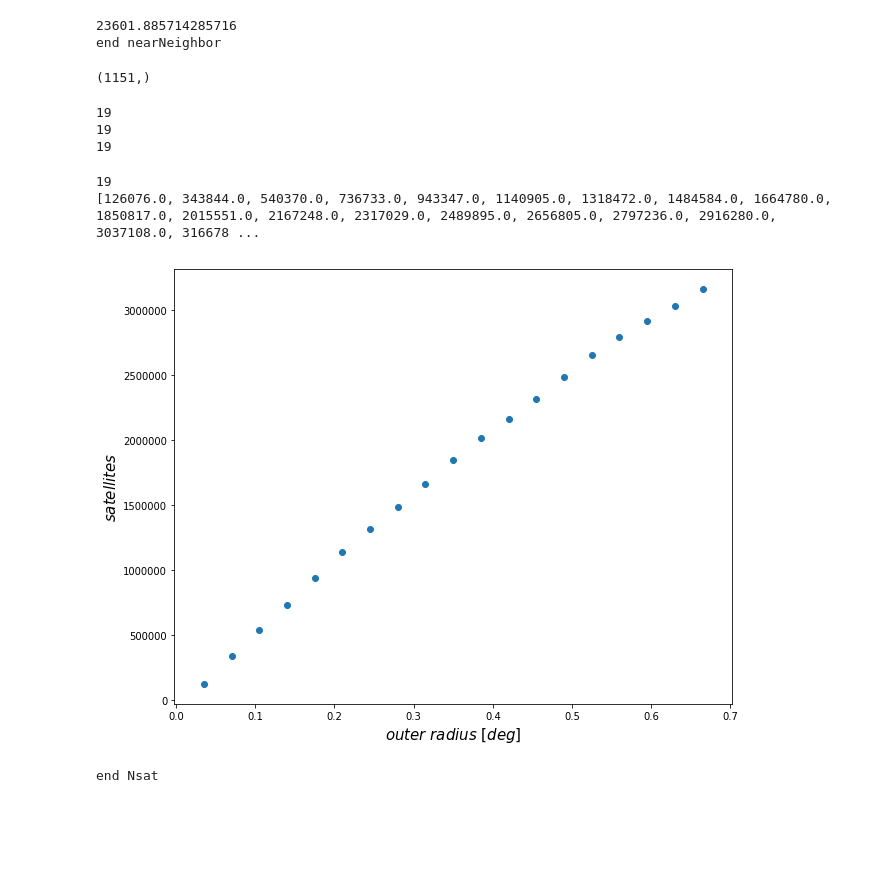
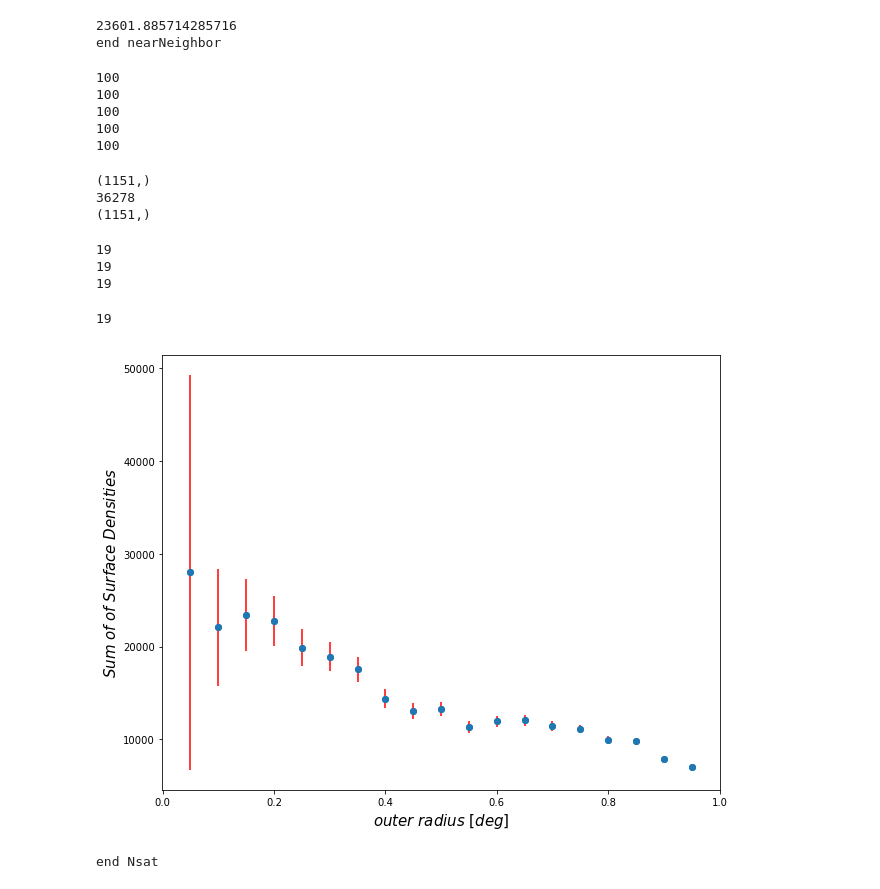
Before and after one commit to metownsend/lrg-project, a Jupyter notebook: statSub_modules.ipynb, the cells around one changed output. Saved outputs shown, nothing was run; the diff lists cells and outputs as text; code cells hidden in the pictures; blank space fills up the shorter version.

```diff
--- a/statSub_modules.ipynb
+++ b/statSub_modules.ipynb
@@ -87,8 +87,27 @@ end nearNeighbor
 # numbkg, med_local, sigma, omega, Nbkg, r2, dist_r2, r3, dist_r3, zip_list_LRG, zip_list_BKG = localBKG_and_interlopers(distance_kpc, distance_r2, distance_r3, kpc_DA, ra_LRG, dec_LRG, ra_BKG, dec_BKG, rmag_BKG, color_BKG, xedges, yedges)
 
 # print("end interlopers")
+# %%
+ra_cut = ra_LRG[np.where((z_LRG > 0.4) & (z_LRG < 0.45))]
+dec_cut = dec_LRG[np.where((z_LRG > 0.4) & (z_LRG < 0.45))]
+color_cut = color_LRG[np.where((z_LRG > 0.4) & (z_LRG < 0.45))]
+rmag_cut = rmag_LRG[np.where((z_LRG > 0.4) & (z_LRG < 0.45))]
+kpc_DA_array = np.array(kpc_DA)
+kpc_DA_cut = kpc_DA_array[np.where((z_LRG > 0.4) & (z_LRG < 0.45))]
+
+print(len(ra_cut))
+print(len(dec_cut))
+print(len(color_cut))
+print(len(rmag_cut))
+print(len(kpc_DA_cut))
+# %% [output]
+100
+100
+100
+100
+100
 # %%
-radius_outer = 0.4
+radius_outer = 1.
 # radius_outer_kpc = 7000.
 
 # # Converts outer radius from kpc to degree
@@ -100,6 +119,7 @@ radius_outer = 0.4
 
 # Creates a list of ordered pairs; zips ra and dec together so they can be fed into KDTree
 zip_list_LRG = list(zip(ra_LRG, dec_LRG))
+# zip_list_LRG = [ra_LRG[1], dec_LRG[1]]
 zip_list_BKG = list(zip(ra_BKG, dec_BKG))
 
 # Creates a tree of EDR sources
@@ -114,8 +134,12 @@ ind_outer = gal_tree_outer.query_radius(zip_list_LRG, r=radius_outer)
 nn_outer, dist_outer = gal_tree_outer.query_radius(zip_list_LRG, r=radius_outer, return_distance=True)
 
 print(ind_outer.shape)
+print(len(ind_outer[1]))
+print(dist_outer.shape)
 # %% [output]
 (1151,)
+36278
+(1151,)
 # %%
 b = [0.,1.,2.,3.,4.,5.,6.,7.,8.,9.,10.,11.,12.,13.,14.,15.,16.,17.,18.]
 
@@ -125,14 +149,16 @@ inner_radius = []
 bkg = []
 error = []
 sigma = []
+area = []
 for i in range(len(b)):
-    result = bestBKG(20., b[i], dist_outer, ind_outer, radius_outer, kpc_DA, xedges, yedges, rmag_BKG, color_BKG)
+    result = bestBKG(20., b[i], dist_outer[1], ind_outer[1], radius_outer, kpc_DA[1], xedges, yedges, rmag_BKG, color_BKG)
     sumSigma.append(result[0])
     outer_radius.append(result[1])
     inner_radius.append(result[2])
     bkg.append(result[3])
     error.append(result[4])
     sigma.append(result[5])
+    area.append(result[6])
 
 
 # print(inner_radius)
@@ -150,46 +176,45 @@ print(len(sigma))
 sigma_LRG = []
 for i in range(len(sigma)):
     sigma_LRG.append(np.sum(sigma[i]))
 
-print(sigma_LRG[0])
+# print(sigma_LRG[0])
 
-sigma_cut = sigma_LRG[np.where(z_LRG >= 0.1) & (z_LRG < 0.2)]
-outer_cut = outer_radius[np.where(z_LRG >= 0.1) & (z_LRG < 0.2)]
-error_cut = error[np.where(z_LRG >= 0.1) & (z_LRG < 0.2)]
+# sigma_cut = sigma_LRG[np.where(z_LRG >= 0.1) & (z_LRG < 0.2)]
+# outer_cut = outer_radius[np.where(z_LRG >= 0.1) & (z_LRG < 0.2)]
+# error_cut = error[np.where(z_LRG >= 0.1) & (z_LRG < 0.2)]
 
 plt.rcParams["figure.figsize"] = [10, 8]
-plt.scatter(outer_cut, sigma_cut)
-# plt.errorbar(outer_cut, sigma_cut, yerr = error_cut, fmt='o', ecolor='red')
+plt.scatter(outer_radius, sumSigma)
+plt.errorbar(outer_radius, sumSigma, yerr = error, fmt='o', ecolor='red')
 plt.xlabel(r'$outer$ $radius$ $[deg]$', fontsize=15)
 plt.ylabel(r'$Sum$ $of$ $of$ $Surface$ $Densities$', fontsize=15)
 plt.show()
 
 # print(sum_sigma_kpc10)
 # print(np.sum(sd))
 
 # surfdens = sd * 6.169**2. # kpc_DA for z ~ 0.5 (median redshift)
 # print(np.sum(surfdens))
 
 # print(len(error))
 # print(error)
 
-bkg_cut = []
-for i in range(len(bkg)):
-    bkg_cut.append(np.sum(bkg[i]))
+# bkg_cut = []
+# for i in range(len(bkg)):
+#     bkg_cut.append(np.sum(bkg[i]))
 
-print(len(bkg_cut))
-print(bkg_cut)
+# print(len(bkg_cut))
+# print(bkg_cut)
 
 # plt.rcParams["figure.figsize"] = [10, 8]
 # plt.scatter(outer_radius, bkg_cut)
 # # plt.errorbar(outer_cut, sigma_cut, yerr = error_cut, fmt='o', ecolor='red')
 # plt.xlabel(r'$outer$ $radius$ $[deg]$', fontsize=15)
 # plt.ylabel(r'$satellites$', fontsize=15)
 # plt.show()
 # %% [output]
 19
-[126076.0, 343844.0, 540370.0, 736733.0, 943347.0, 1140905.0, 1318472.0, 1484584.0, 1664780.0, 1850817.0, 2015551.0, 2167248.0, 2317029.0, 2489895.0, 2656805.0, 2797236.0, 2916280.0, 3037108.0, 316678 ...
-[figure, old version]
+[figure, new version]
 # %%
 Nsat = np.array(near) - np.array(Nbkg)
 print("end Nsat")
```
Also changed, not shown: 1 other file.
